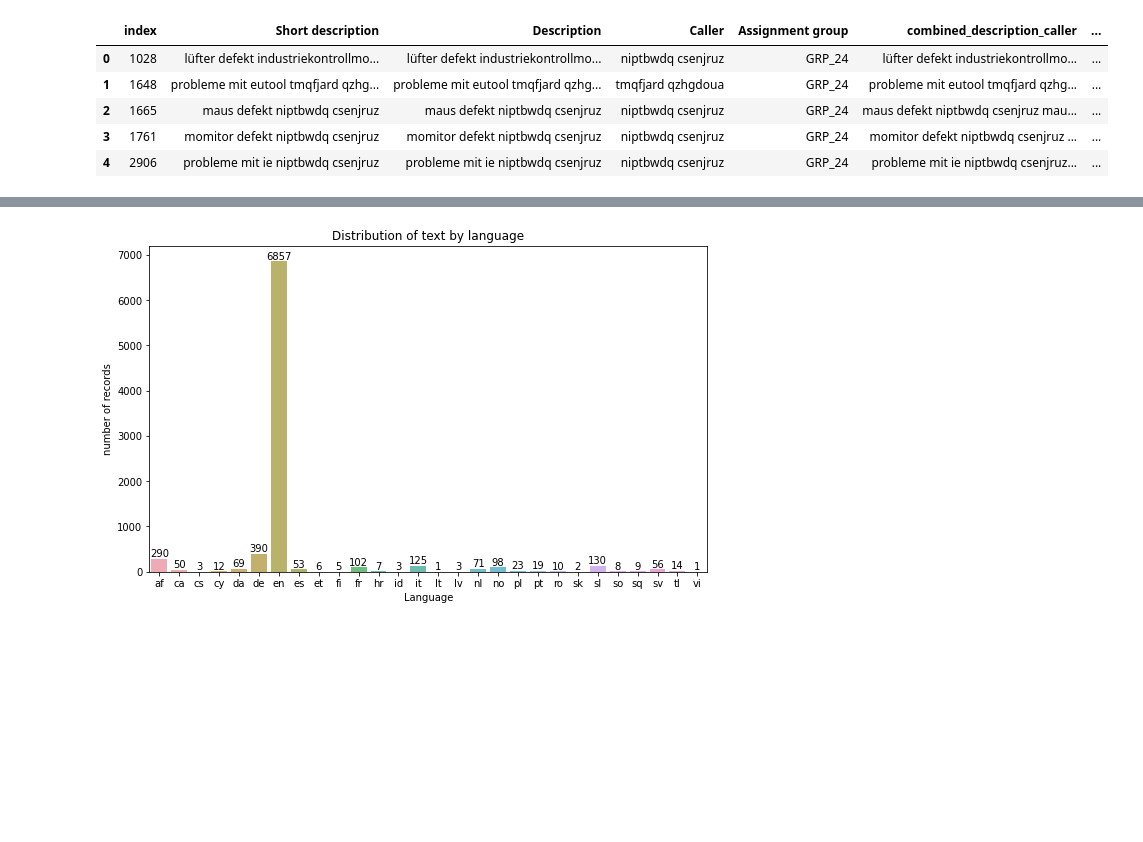
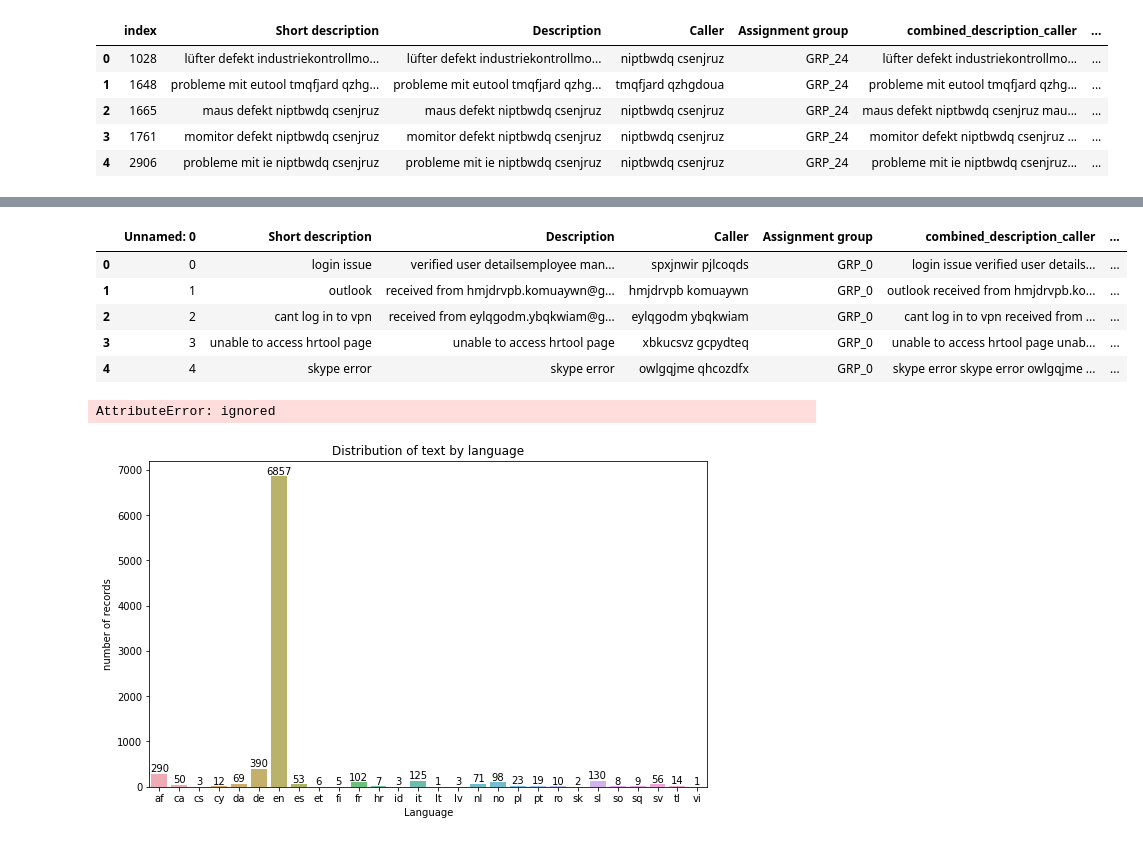
Before and after one commit to pbhuch/GL_DecA_G4_NLP1, a Jupyter notebook: GL_DecA_G4_NLP1.ipynb, the cells around one changed output, grey strips where cells are left out. Cells and saved outputs as stored; diff of their text form; code cells hidden in the pictures; blank space fills up the shorter version.

Commit message:
Translation of all none English rows done

```diff
--- a/GL_DecA_G4_NLP1.ipynb
+++ b/GL_DecA_G4_NLP1.ipynb
@@ -394,0 +408,38 @@ datasetLang_sq.head()
+# %%
+def fn_remove_irrelaventWords(df,columnName):
+  for index in range(df.shape[0]):
+    df[columnName][index] = df[columnName][index].lower()
+    df[columnName][index] = re.sub(regex,"",df.loc[index,columnName])
+    df[columnName][index] = re.sub(r'\S*@\S*\s?', '', df.loc[index,columnName])
+    df[columnName][index] = re.sub(r"received from:",' ',df.loc[index,columnName])
+    df[columnName][index] = re.sub(r"from:",' ',df.loc[index,columnName])
+    df[columnName][index] = re.sub(r"to:",' ',df.loc[index,columnName])
+    df[columnName][index] = re.sub(r"subject:",' ',df.loc[index,columnName])
+    df[columnName][index] = re.sub(r"sent:",' ',df.loc[index,columnName])
+    df[columnName][index] = re.sub(r"ic:",' ',df.loc[index,columnName])
+    df[columnName][index] = re.sub(r"cc:",' ',df.loc[index,columnName])
+    df[columnName][index] = re.sub(r"bcc:",' ',df.loc[index,columnName])
+    # Remove numbers
+    df[columnName][index] = re.sub(r'\d+','' ,df.loc[index,columnName])
+    # Remove new line characters
+    df[columnName][index] = re.sub(r'\n',' ',df.loc[index,columnName])
+    # Remove hashtag while keeping hashtag text
+    df[columnName][index] = re.sub(r'#','', df.loc[index,columnName])
+    #&
+    df[columnName][index] = re.sub(r'&;?', 'and',df.loc[index,columnName])
+    # Remove HTML special entities (e.g. &amp;)
+    df[columnName][index] = re.sub(r'\&\w*;', '', df.loc[index,columnName])
+    # Remove hyperlinks
+    df[columnName][index] = re.sub(r'https?:\/\/.*\/\w*', '', df.loc[index,columnName])
+  return df
+# %%
+df_clean = fn_remove_irrelaventWords(df,'combined_description')
+# %%
+df_clean.head()
+# %% [output]
+|  | Unnamed: 0 | Short description | Description | Caller | Assignment group | combined_description_caller | ... |
+| 0 | 0 | login issue | verified user detailsemployee man... | spxjnwir pjlcoqds | GRP_0 | login issue verified user details... | ... |
+| 1 | 1 | outlook | received from hmjdrvpb.komuaywn@g... | hmjdrvpb komuaywn | GRP_0 | outlook received from hmjdrvpb.ko... | ... |
+| 2 | 2 | cant log in to vpn | received from eylqgodm.ybqkwiam@g... | eylqgodm ybqkwiam | GRP_0 | cant log in to vpn received from ... | ... |
+| 3 | 3 | unable to access hrtool page | unable to access hrtool page | xbkucsvz gcpydteq | GRP_0 | unable to access hrtool page unab... | ... |
+| 4 | 4 | skype error | skype error | owlgqjme qhcozdfx | GRP_0 | skype error skype error owlgqjme ... | ... |
@@ -395,3 +450,7 @@ datasetLang_sq.head()
+# %%
+df_final['ConvertedToEnglish'] = df_final['ConvertedToEnglish'].lower()
+# %% [output]
+AttributeError: ignored
 # %%
 def fn_decode_to_ascii(df):
   text = df.encode().decode('utf-8').encode('ascii', 'ignore')
```
Also changed, not shown: parts of 8 cells of this notebook.
